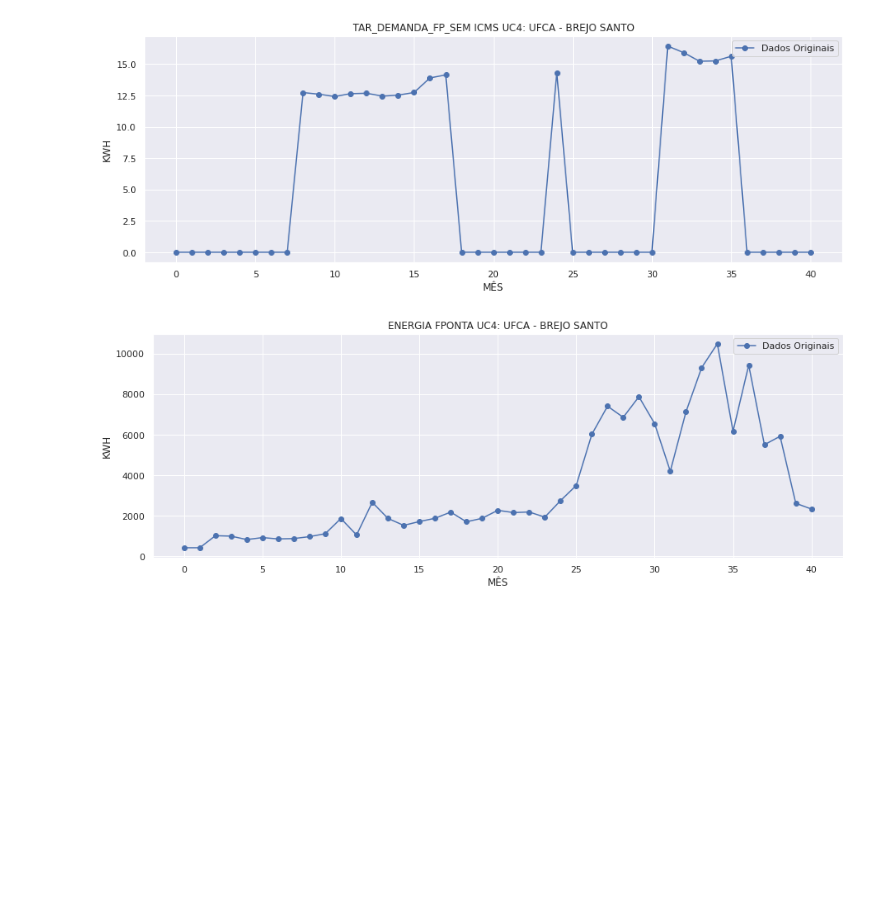
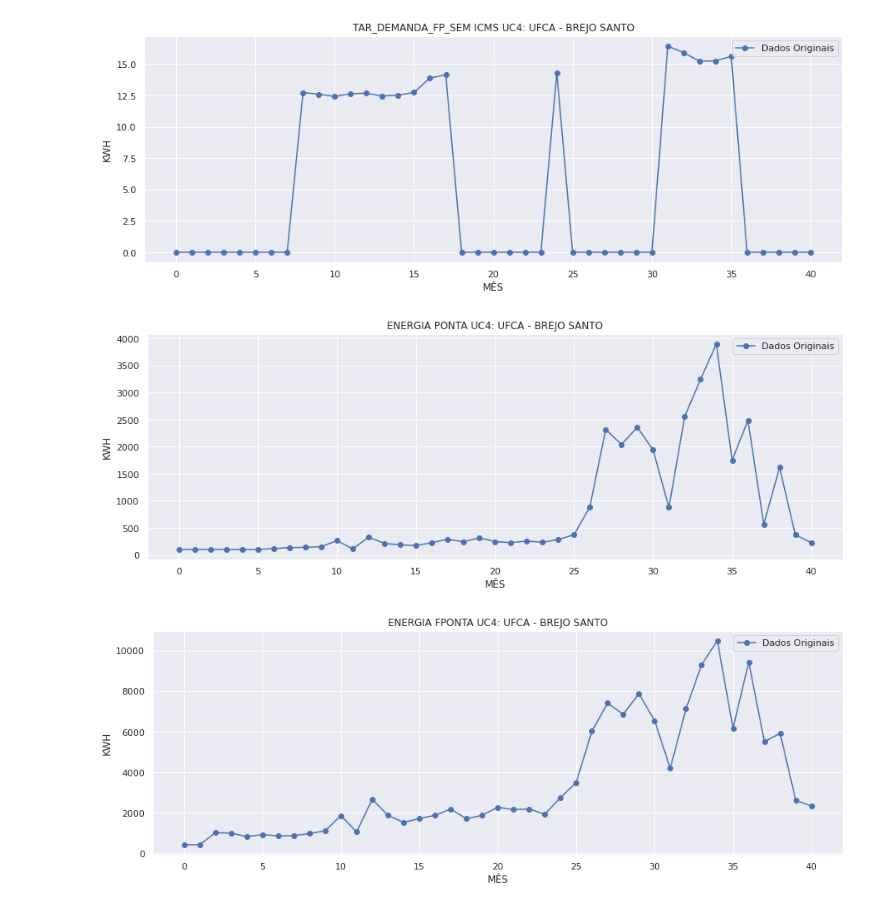
Before and after one commit to byronacunia/UFCA_estudo_mercado_livre, a Jupyter notebook: UFCA.ipynb, the cells around one changed output. Cells and saved outputs as stored; diff of their text form; code cells hidden in the pictures; blank space fills up the shorter version.

```diff
--- a/UFCA.ipynb
+++ b/UFCA.ipynb
@@ -596,6 +596,16 @@ _ = plt.title("TAR_DEMANDA_FP_SEM ICMS UC4: UFCA - BREJO SANTO")
 plt.show()
 # %% [output]
 [figure]
+# %%
+fig, ax = plt.subplots(figsize=(15, 5))
+_ = plt.plot(range(len(dadosUC4['ENERGIA_PONTA'])), dadosUC4['ENERGIA_PONTA'], marker='o', color="b")
+_ = plt.xlabel("MÊS")
+_ = plt.ylabel("KWH")
+_ = plt.legend(['Dados Originais'])
+_ = plt.title("ENERGIA PONTA UC4: UFCA - BREJO SANTO")
+plt.show()
+# %% [output]
+[figure, added]
 # %%
 fig, ax = plt.subplots(figsize=(15, 5))
 _ = plt.plot(range(len(dadosUC4['ENERGIA_FPONTA'])), dadosUC4['ENERGIA_FPONTA'], marker='o', color="b")
```
